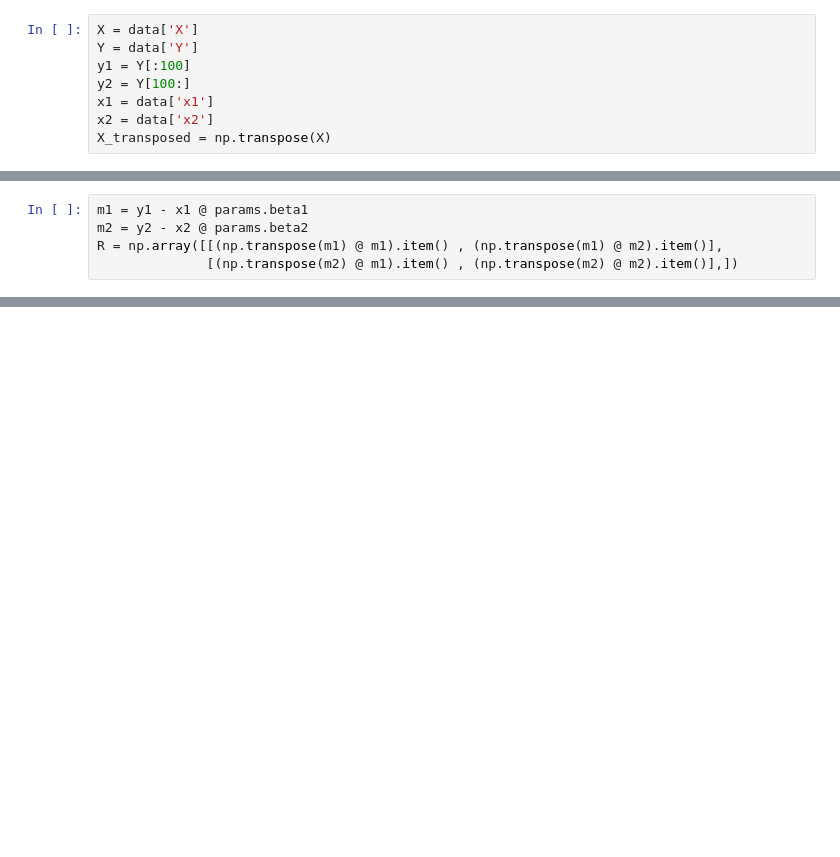
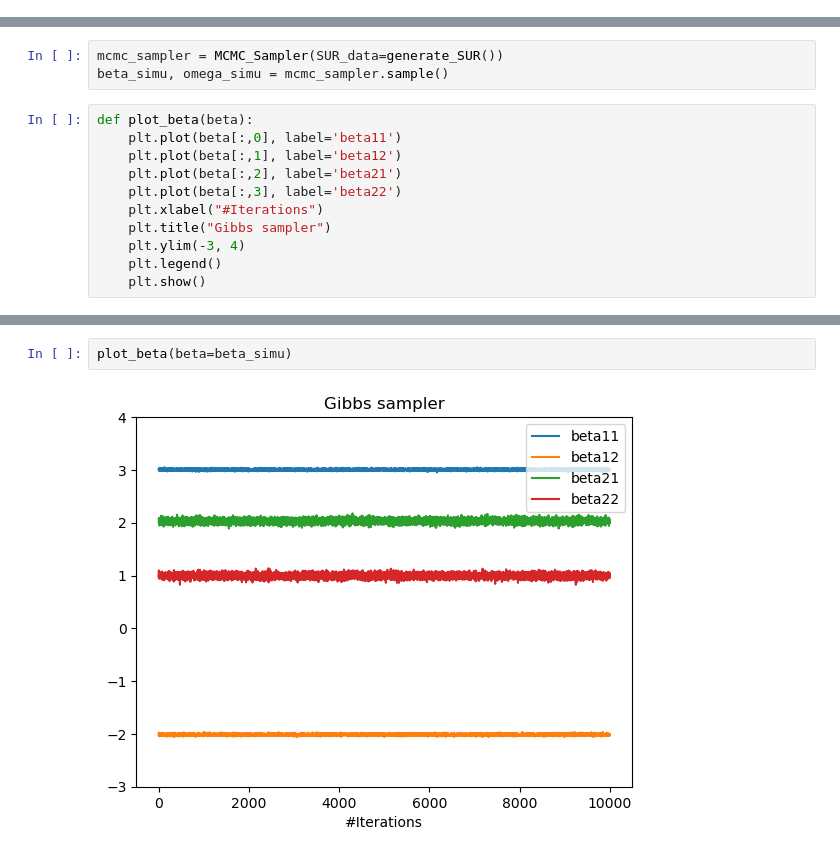
Before and after one commit to yunhao-tech/Bayesian-Inference-project, a Jupyter notebook: MCMC.ipynb, the cells around one changed output, grey strips where cells are left out. Drawn from its saved outputs; the diff is of its cells as text; blank space fills up the shorter version.

Commit message:
feat: MCMC v1

```diff
--- a/MCMC.ipynb
+++ b/MCMC.ipynb
@@ -22,8 +9,0 @@ omega_inv_tensor = np.block([
-# %%
-X = data['X']
-Y = data['Y']
-y1 = Y[:100]
-y2 = Y[100:]
-x1 = data['x1']
-x2 = data['x2']
-X_transposed = np.transpose(X)
@@ -33,5 +9,0 @@ omega_hat = inv(X_transposed @ omega_inv_tensor @ X)
-# %%
-m1 = y1 - x1 @ params.beta1
-m2 = y2 - x2 @ params.beta2
-R = np.array([[(np.transpose(m1) @ m1).item() , (np.transpose(m1) @ m2).item()],
-              [(np.transpose(m2) @ m1).item() , (np.transpose(m2) @ m2).item()],])
@@ -51,0 +55,14 @@ array([[ 0.10882734, -0.13758811],
+# %%
+mcmc_sampler = MCMC_Sampler(SUR_data=generate_SUR())
+beta_simu, omega_simu = mcmc_sampler.sample()
+# %%
+def plot_beta(beta):
+    plt.plot(beta[:,0], label='beta11')
+    plt.plot(beta[:,1], label='beta12')
+    plt.plot(beta[:,2], label='beta21')
+    plt.plot(beta[:,3], label='beta22')
+    plt.xlabel("#Iterations")
+    plt.title("Gibbs sampler")
+    plt.ylim(-3, 4)
+    plt.legend()
+    plt.show()
@@ -51,0 +79,4 @@ array([[ 0.10882734, -0.13758811],
+# %%
+plot_beta(beta=beta_simu)
+# %% [output]
+[figure, added]
```
Also changed, not shown: parts of 12 cells of this notebook, 1 other file.
